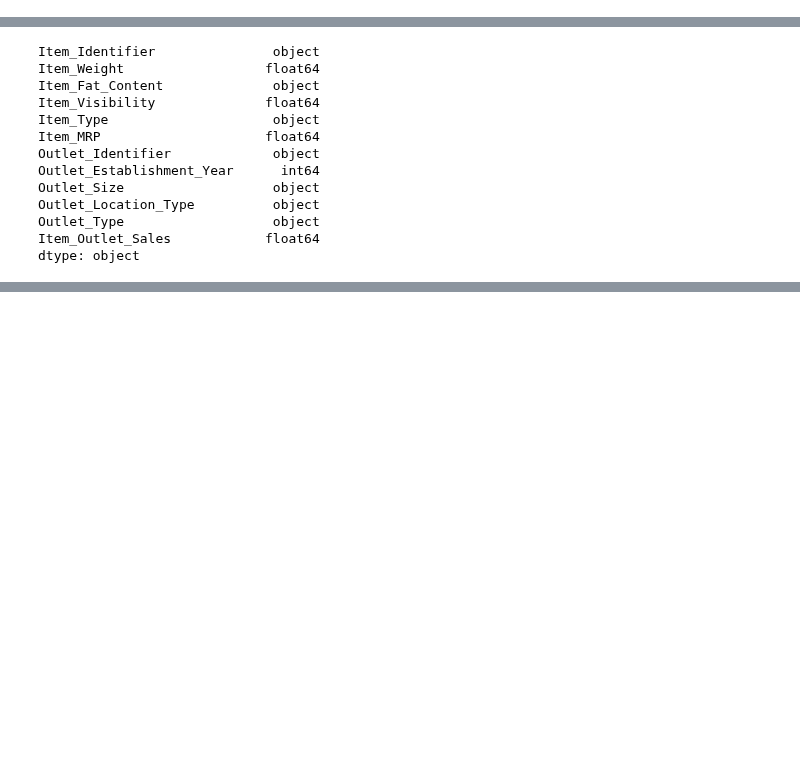
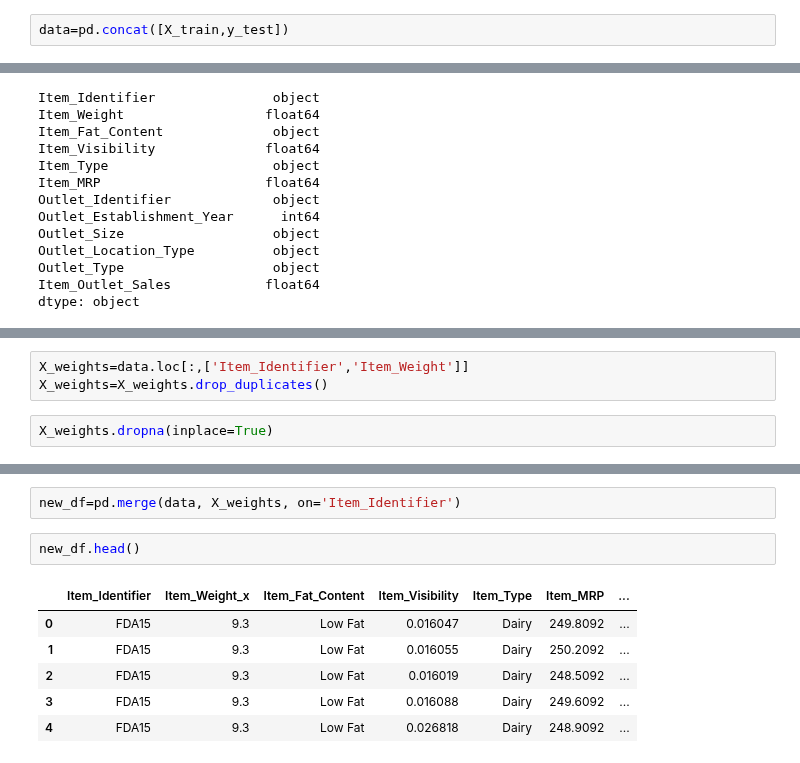
Before and after one commit to sagarbhadra7/Data-Science, a Jupyter notebook: Big_Mart_Sale.ipynb, the cells around one changed output, grey strips where cells are left out. Saved outputs shown, nothing was run; the diff lists cells and outputs as text; blank space fills up the shorter version.

```diff
--- a/Big_Mart_Sale.ipynb
+++ b/Big_Mart_Sale.ipynb
@@ -13,0 +16,2 @@ y_test=pd.read_csv(test_path)
+# %%
+data=pd.concat([X_train,y_test])
@@ -61,0 +230,5 @@ X_train[category]
+# %%
+X_weights=data.loc[:,['Item_Identifier','Item_Weight']]
+X_weights=X_weights.drop_duplicates()
+# %%
+X_weights.dropna(inplace=True)
@@ -61,0 +244,11 @@ X_train[category]
+# %%
+new_df=pd.merge(data, X_weights, on='Item_Identifier')
+# %%
+new_df.head()
+# %% [output]
+|  | Item_Identifier | Item_Weight_x | Item_Fat_Content | Item_Visibility | Item_Type | Item_MRP | ... |
+| 0 | FDA15 | 9.3 | Low Fat | 0.016047 | Dairy | 249.8092 | ... |
+| 1 | FDA15 | 9.3 | Low Fat | 0.016055 | Dairy | 250.2092 | ... |
+| 2 | FDA15 | 9.3 | Low Fat | 0.016019 | Dairy | 248.5092 | ... |
+| 3 | FDA15 | 9.3 | Low Fat | 0.016088 | Dairy | 249.6092 | ... |
+| 4 | FDA15 | 9.3 | Low Fat | 0.026818 | Dairy | 248.9092 | ... |
```
Also changed, not shown: parts of 28 cells of this notebook.
